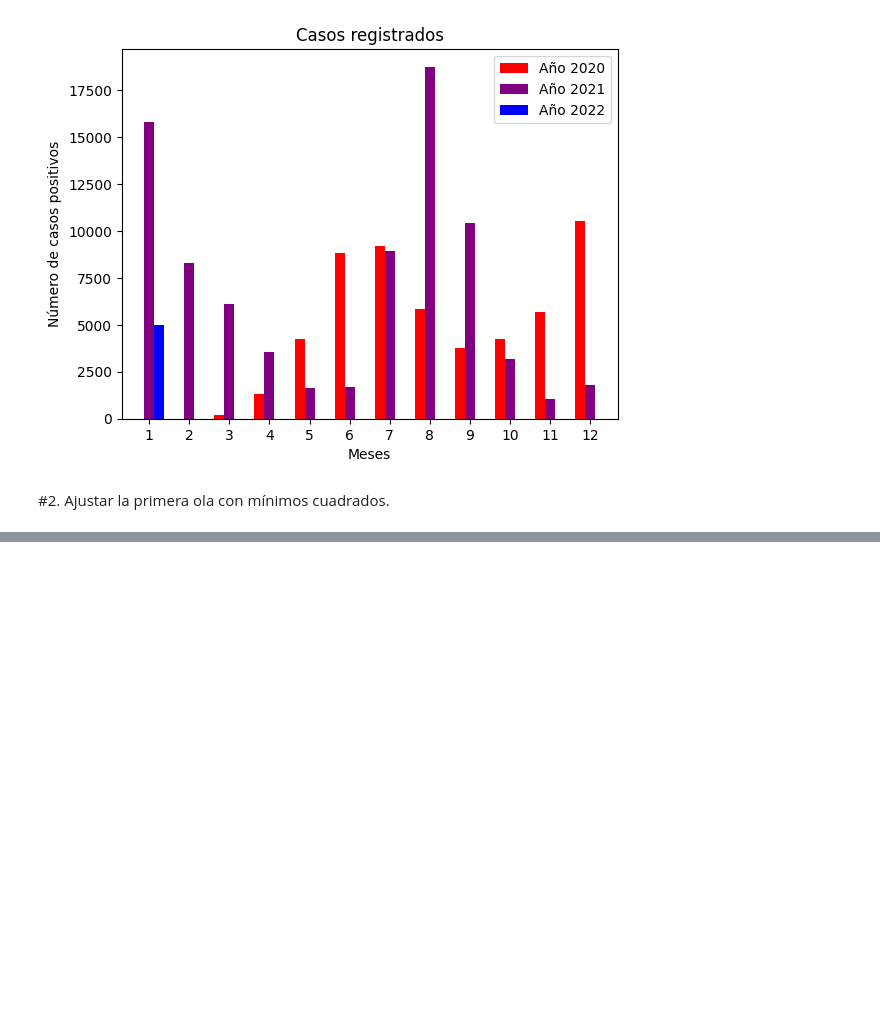
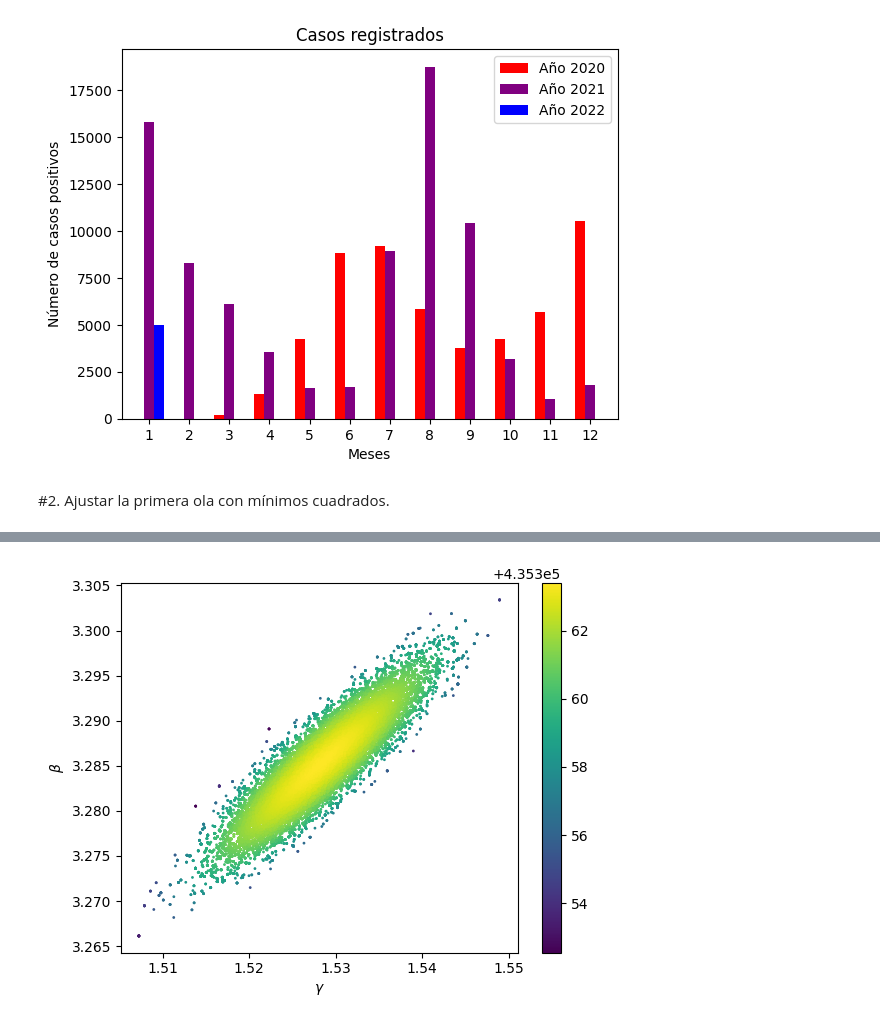
Before and after one commit to KarenLira25/Proyecto1_AnalisisDatos, a Jupyter notebook: Tarea3_Ajuste_parametros.ipynb, the cells around one changed output, grey strips where cells are left out. Saved outputs shown, nothing was run; the diff lists cells and outputs as text; code cells hidden in the pictures; blank space fills up the shorter version.

```diff
--- a/Tarea3_Ajuste_parametros.ipynb
+++ b/Tarea3_Ajuste_parametros.ipynb
@@ -100,0 +148,15 @@ Text(0, 0.5, 'Número de casos positivos')
+# %%
+tiempo=Año2021['FECHA_SINTOMAS']
+positivos=Año2021['positivo']
+
+#Parámetros de la simulación Monte Carlo
+sigma_gamma = 0.01 #tamaño de paso
+sigma_beta = 0.01 #tamaño de paso
+gamma = 0.333  # coordenada del punto donde inicia el camiante aleatorio
+beta = 0.499 # coordenada del punto donde inicia el camiante aleatorio
+
+like=0.00001
+loglike=np.log(like)
+Number_of_steeps = 100000
+Burn_in_Time = 10000 #tomamos 1000 pasos de los 10000
+mcmc_file_name = "mcmc.dat" # se genera el archivo mcmc.dat
@@ -100,0 +230,4 @@ Text(0, 0.5, 'Número de casos positivos')
+# %%
+#Leer la Cadena Monte Carlo generada y elegir los parámetros del modelo con mayor verosimilitud
+MCMC = pd.read_csv(mcmc_file_name)
+MCMC.head()
@@ -100,0 +241,9 @@ Text(0, 0.5, 'Número de casos positivos')
+# %%
+#Gráfica
+plt.scatter(x=MCMC.gamma,y=MCMC.beta,c=MCMC.log_likelihood,s=1)
+plt.xlabel(r'$\gamma$')
+plt.ylabel(r'$\beta$')
+plt.colorbar()
+plt.show()
+# %% [output]
+[figure, added]
```
Also changed, not shown: parts of 11 cells of this notebook.
